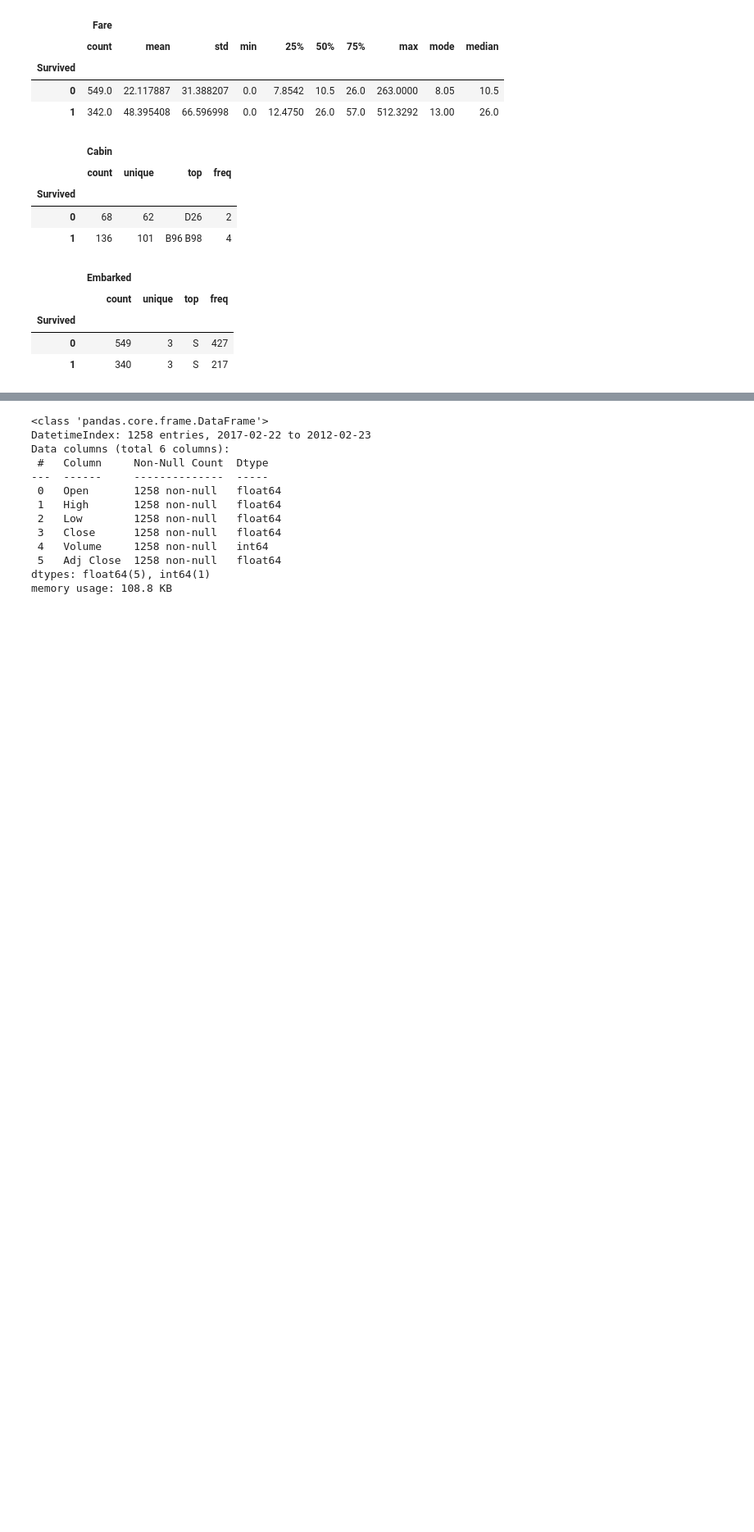
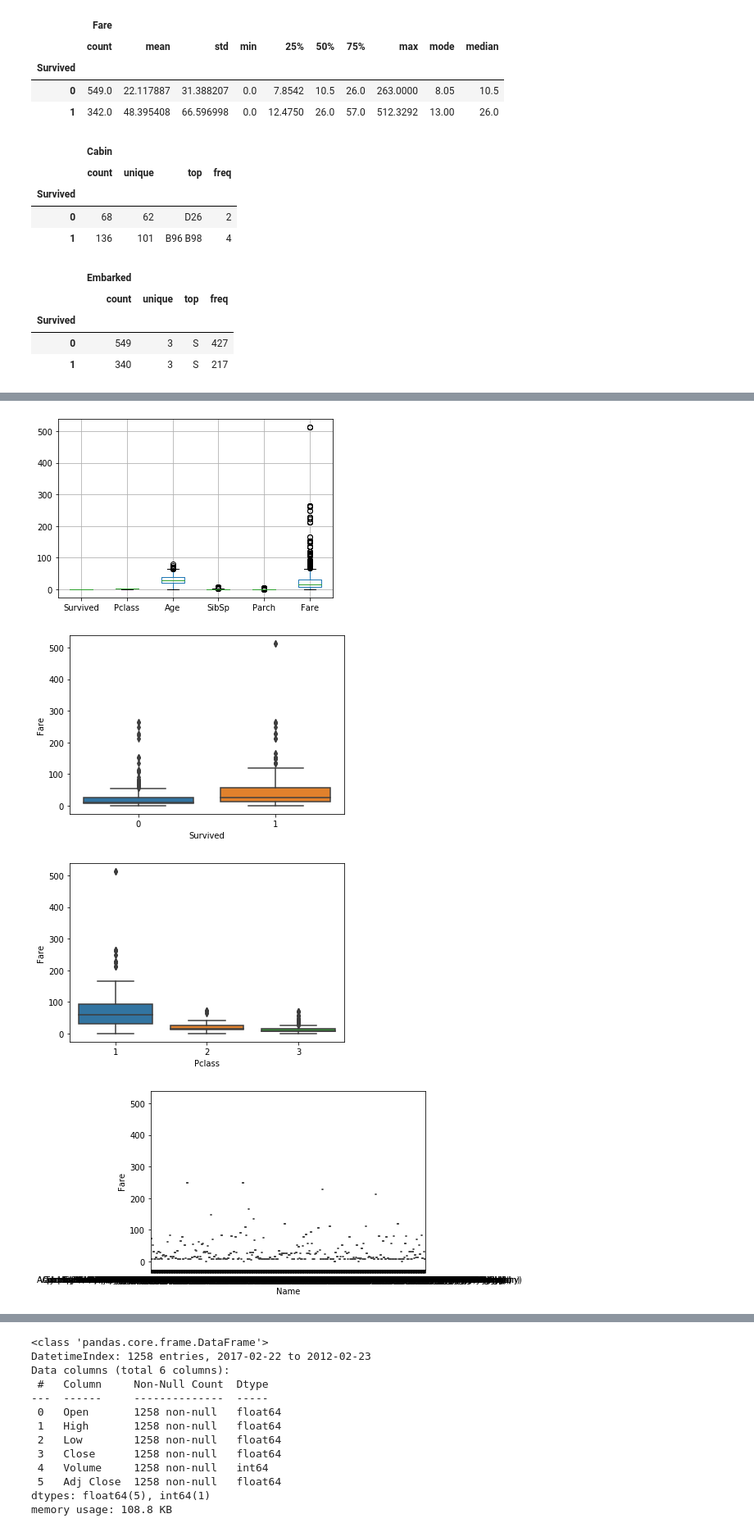
Before and after one commit to aksenov7/Kaggle_competition_group, a Jupyter notebook: exploratory_analysis/Example.ipynb, the cells around one changed output, grey strips where cells are left out. Shown at 82% size. Cells and saved outputs as stored; diff of their text form; code cells hidden in the pictures; blank space fills up the shorter version.

```diff
--- a/exploratory_analysis/Example.ipynb
+++ b/exploratory_analysis/Example.ipynb
@@ -205,0 +253,7 @@ eda.get_group_description(titanic_df, 'Survived')
+# %%
+eda.plot_scatter(titanic_df, 'Fare', unique_filter=0)
+# %% [output]
+[figure, added]
+[figure, added]
+[figure, added]
+[figure, added]
```
Also changed, not shown: parts of 25 cells of this notebook, 1 other file.
